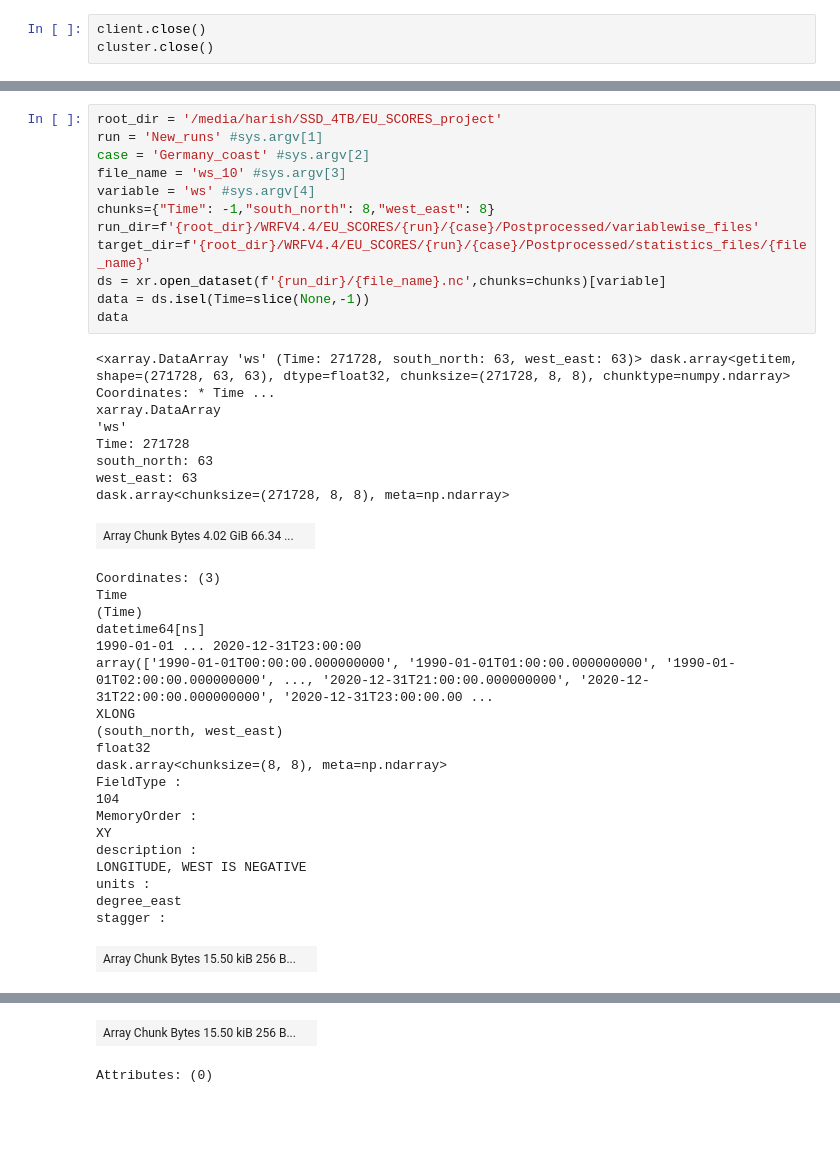
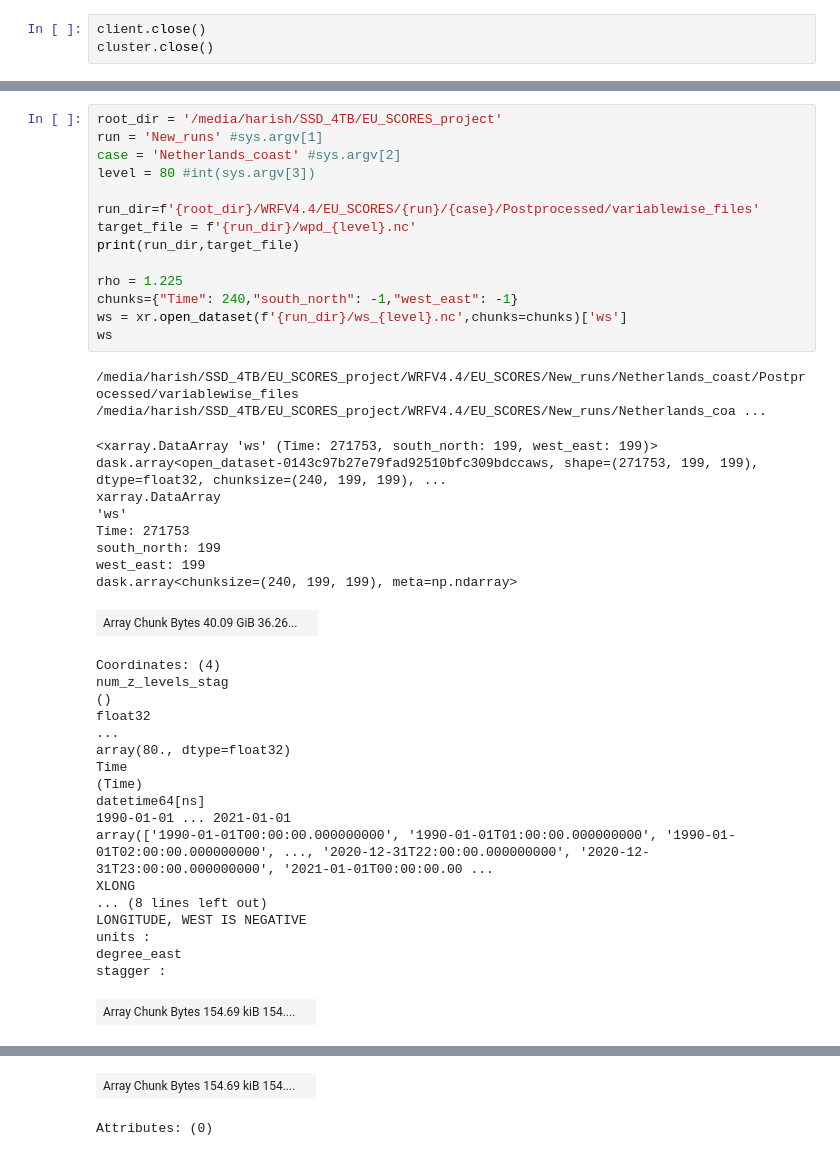
Before and after one commit to HarishBaki/EU_SCORES_project, a Jupyter notebook: scripts/data_processing/Untitled-1.ipynb, the cells around one changed output, grey strips where cells are left out. Saved outputs shown, nothing was run; the diff lists cells and outputs as text; blank space fills up the shorter version.

```diff
--- a/scripts/data_processing/Untitled-1.ipynb
+++ b/scripts/data_processing/Untitled-1.ipynb
@@ -24,41 +24,42 @@ client
 # %%
 root_dir = '/media/harish/SSD_4TB/EU_SCORES_project'
 run = 'New_runs' #sys.argv[1]
-case = 'Germany_coast' #sys.argv[2]
-file_name = 'ws_10' #sys.argv[3]
-variable = 'ws' #sys.argv[4]
-chunks={"Time": -1,"south_north": 8,"west_east": 8}
+case = 'Netherlands_coast' #sys.argv[2]
+level = 80 #int(sys.argv[3])
+
 run_dir=f'{root_dir}/WRFV4.4/EU_SCORES/{run}/{case}/Postprocessed/variablewise_files'
-target_dir=f'{root_dir}/WRFV4.4/EU_SCORES/{run}/{case}/Postprocessed/statistics_files/{file_name}'
-ds = xr.open_dataset(f'{run_dir}/{file_name}.nc',chunks=chunks)[variable]
-data = ds.isel(Time=slice(None,-1))
-data
+target_file = f'{run_dir}/wpd_{level}.nc'
+print(run_dir,target_file)
+
+rho = 1.225
+chunks={"Time": 240,"south_north": -1,"west_east": -1}
+ws = xr.open_dataset(f'{run_dir}/ws_{level}.nc',chunks=chunks)['ws']
+ws
 # %% [output]
-<xarray.DataArray 'ws' (Time: 271728, south_north: 63, west_east: 63)> dask.array<getitem, shape=(271728, 63, 63), dtype=float32, chunksize=(271728, 8, 8), chunktype=numpy.ndarray> Coordinates: * Time ...
-xarray.DataArray
-'ws'
-Time: 271728
-south_north: 63
-west_east: 63
-dask.array<chunksize=(271728, 8, 8), meta=np.ndarray>
+/media/harish/SSD_4TB/EU_SCORES_project/WRFV4.4/EU_SCORES/New_runs/Netherlands_coast/Postprocessed/variablewise_files /media/harish/SSD_4TB/EU_SCORES_project/WRFV4.4/EU_SCORES/New_runs/Netherlands_coa ...
+<xarray.DataArray 'ws' (Time: 271753, south_north: 199, west_east: 199)> dask.array<open_dataset-0143c97b27e79fad92510bfc309bdccaws, shape=(271753, 199, 199), dtype=float32, chunksize=(240, 199, 199), ...
+xarray.DataArray
+'ws'
+Time: 271753
+south_north: 199
+west_east: 199
+dask.array<chunksize=(240, 199, 199), meta=np.ndarray>
-| Array Chunk Bytes 4.02 GiB 66.34 ... |  |
+| Array Chunk Bytes 40.09 GiB 36.26... |  |
-Coordinates: (3)
-Time
-(Time)
-datetime64[ns]
-1990-01-01 ... 2020-12-31T23:00:00
-array(['1990-01-01T00:00:00.000000000', '1990-01-01T01:00:00.000000000', '1990-01-01T02:00:00.000000000', ..., '2020-12-31T21:00:00.000000000', '2020-12-31T22:00:00.000000000', '2020-12-31T23:00:00.00 ...
-XLONG
-(south_north, west_east)
-float32
-dask.array<chunksize=(8, 8), meta=np.ndarray>
-FieldType :
-104
-MemoryOrder :
-XY
-description :
-LONGITUDE, WEST IS NEGATIVE
-units :
-degree_east
-stagger :
+Coordinates: (4)
+num_z_levels_stag
+()
+float32
+...
+array(80., dtype=float32)
+Time
+(Time)
+datetime64[ns]
+1990-01-01 ... 2021-01-01
+array(['1990-01-01T00:00:00.000000000', '1990-01-01T01:00:00.000000000', '1990-01-01T02:00:00.000000000', ..., '2020-12-31T22:00:00.000000000', '2020-12-31T23:00:00.000000000', '2021-01-01T00:00:00.00 ...
+XLONG
+... (8 lines left out)
+LONGITUDE, WEST IS NEGATIVE
+units :
+degree_east
+stagger :
-| Array Chunk Bytes 15.50 kiB 256 B... |  |
+| Array Chunk Bytes 154.69 kiB 154.... |  |
@@ -78,2 +79,2 @@ stagger :
-| Array Chunk Bytes 15.50 kiB 256 B... |  |
+| Array Chunk Bytes 154.69 kiB 154.... |  |
-Attributes: (0)
+Attributes: (0)
```
Also changed, not shown: parts of 11 cells of this notebook, 7 other files.
